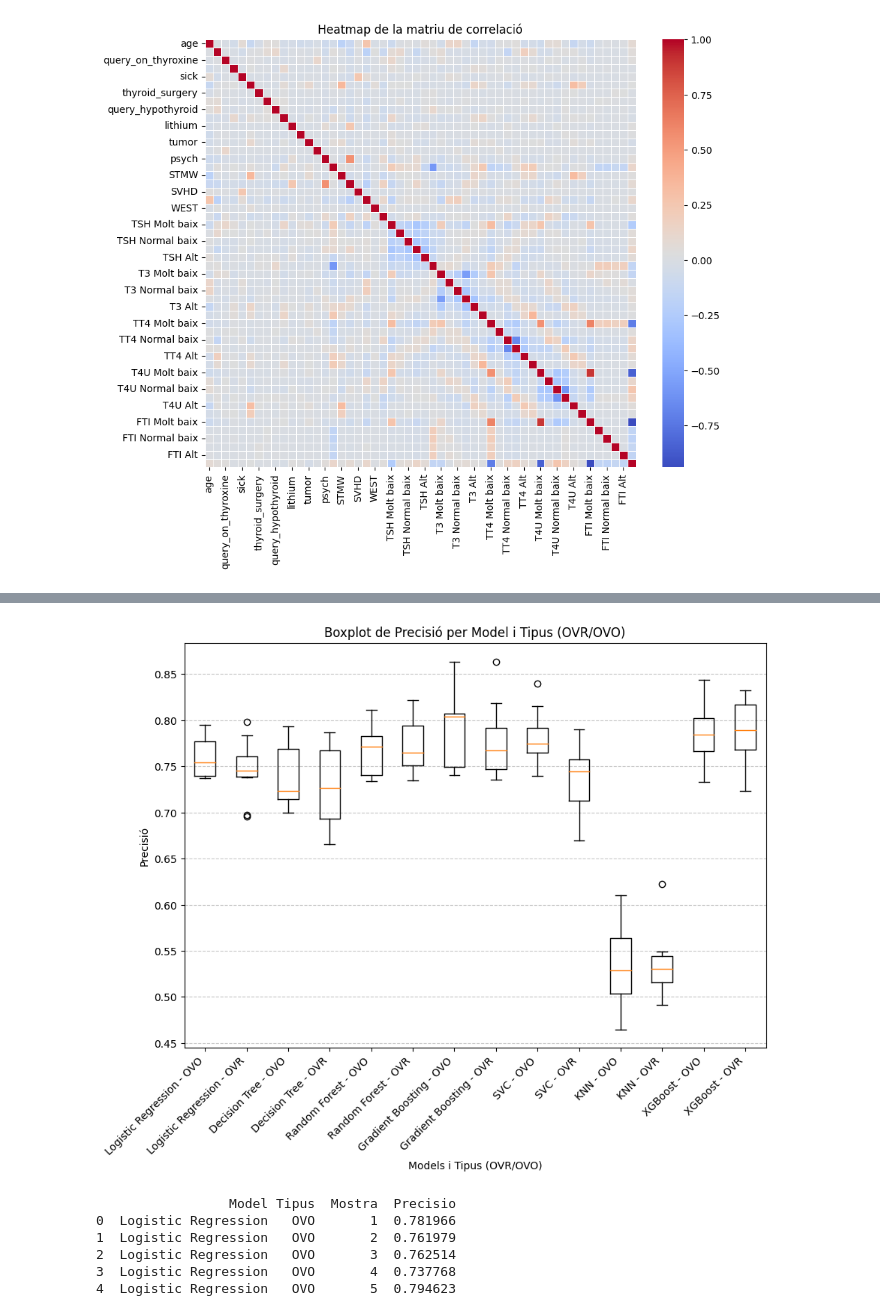
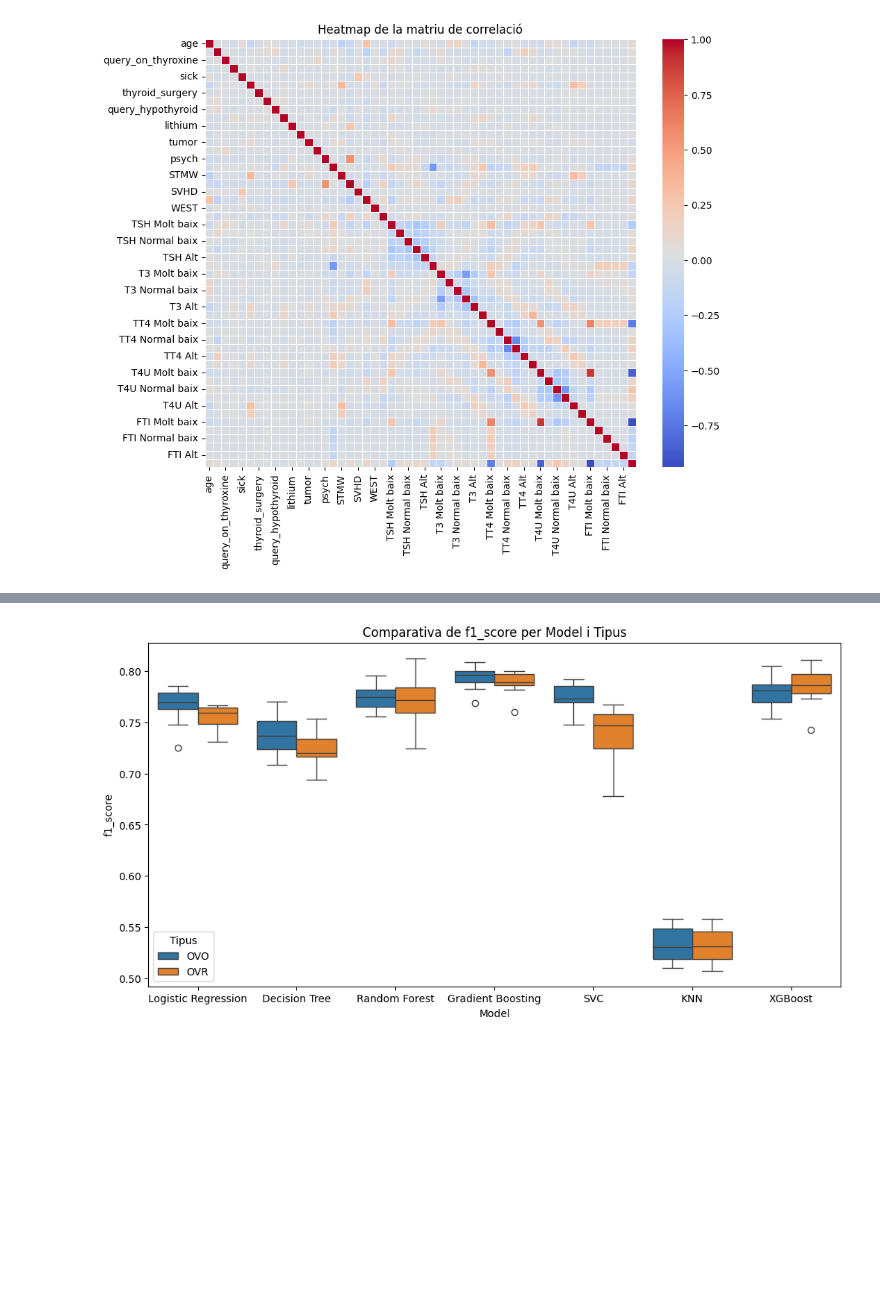
Before and after one commit to NIU1668072/ThyroidDiseaseClassification, a Jupyter notebook: thyroid.ipynb, the cells around one changed output, grey strips where cells are left out. Drawn from its saved outputs; the diff is of its cells as text; code cells hidden in the pictures; blank space fills up the shorter version.

```diff
--- a/thyroid.ipynb
+++ b/thyroid.ipynb
@@ -756,61 +654,19 @@ for i in range(10):
-# %%
-boxplot_data = []
-for j in range(acc_r.shape[1]):  # Recórrer els models
-    for k in range(acc_r.shape[2]):  # Recórrer els tipus (OVR/OVO)
-        # Reorganitzar les dades per cada combinació (model, tipus)
-        data = acc_r[:, j, k].reshape(-1)  # Combina totes les iteracions i observacions
-        boxplot_data.append(data)
-
-# Crear el boxplot
-plt.figure(figsize=(10, 7))
-labels = [
-    f'{model} - {"OVR" if k == 1 else "OVO"}'
-    for j, model in enumerate(base_classifiers.keys())
-    for k in range(2)  # OVR (1) i OVO (0)
-]
-plt.boxplot(boxplot_data, labels=labels)
-plt.title('Boxplot de Precisió per Model i Tipus (OVR/OVO)')
-plt.xlabel('Models i Tipus (OVR/OVO)')
-plt.ylabel('Precisió')
-plt.grid(True, axis='y', linestyle='--', alpha=0.7)
-plt.xticks(rotation=45, ha='right')
-plt.show()
-# %% [output]
-[figure, removed]
-# %%
-models = ['Logistic Regression', 'Decision Tree', 'Random Forest', 'Gradient Boosting', 'SVC', 'KNN','XGBoost']
-
-# Llista per guardar les dades que volem guardar
-data_for_saving = []
-
-# Iterar sobre els models (j) i tipus (k) (OVR/OVO)
-for j in range(acc_r.shape[1]):  # Recórrer els models
-    for k in range(acc_r.shape[2]):  # Recórrer els tipus (OVR/OVO)
-        # Iterar sobre les mostres (iteracions)
-        for i in range(acc_r.shape[0]):  # Recórrer les mostres
-            # Obtenir la precisió per cada mostra (iteració)
-            precisio = acc_r[i, j, k]
-
-            # Afegir les dades a la llista amb el model, tipus, iteració (muestra) i precisió
-            data_for_saving.append({
-                'Model': models[j],
-                'Tipus': 'OVR' if k == 1 else 'OVO',
-                'Mostra': i + 1,  # Les mostres comencen de 1 (en comptes de 0)
-                'Precisio': precisio
-            })
-
-# Crear el DataFrame amb les dades
-df_results = pd.DataFrame(data_for_saving)
-
-# Mostrar els primers resultats
-print(df_results.head())
-
-# Guardar el DataFrame com a fitxer CSV
-df_results.to_csv('resultats_per_model_default_df_interval.csv', index=False)
-# %% [output]
-                 Model Tipus  Mostra  Precisio
-0  Logistic Regression   OVO       1  0.781966
-1  Logistic Regression   OVO       2  0.761979
-2  Logistic Regression   OVO       3  0.762514
-3  Logistic Regression   OVO       4  0.737768
-4  Logistic Regression   OVO       5  0.794623
+# %%
+random_state=20
+base_classifiers = {
+    'Logistic Regression': LogisticRegression(random_state=random_state),
+    'Decision Tree': DecisionTreeClassifier(random_state=random_state),
+    'Random Forest': RandomForestClassifier(random_state=random_state),
+    'Gradient Boosting': GradientBoostingClassifier(random_state=random_state),
+    'SVC': SVC(kernel='linear', random_state=random_state),
+    'KNN': KNeighborsClassifier(n_neighbors=5),
+    'XGBoost': XGBClassifier(random_state=random_state)
+}
+PRC = 0.3
+f1_intervals = classificacio_per_defecte(X_train_val_intervals,y_train_val_intervals,PRC,10,base_classifiers)
+save_df(f1_intervals,'df_interval')
+f1_intervals = pd.read_csv('resultats_per_model_default_df_interval.csv')
+# %%
+plot_data(f1_intervals)
+# %% [output]
+[figure, added]
```
Also changed, not shown: parts of 21 cells of this notebook, 1 other file.
